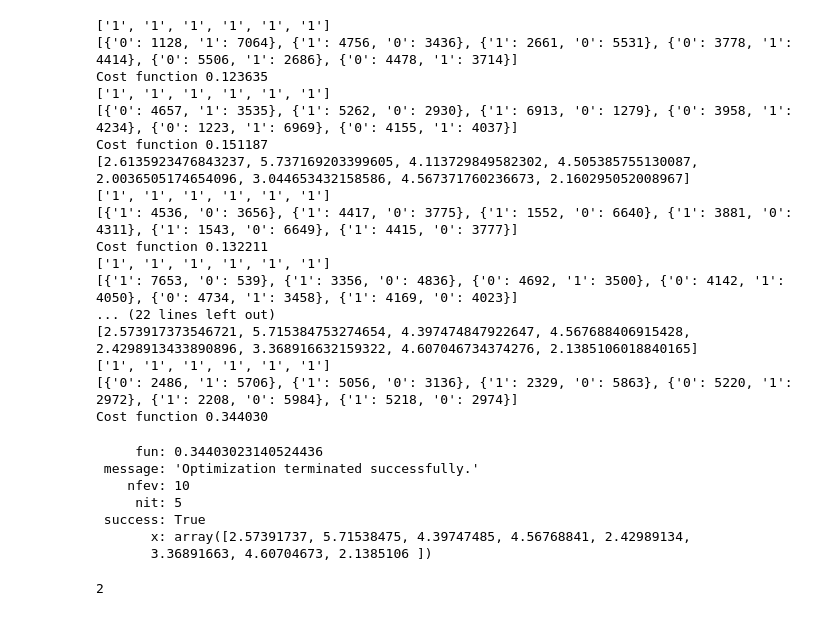
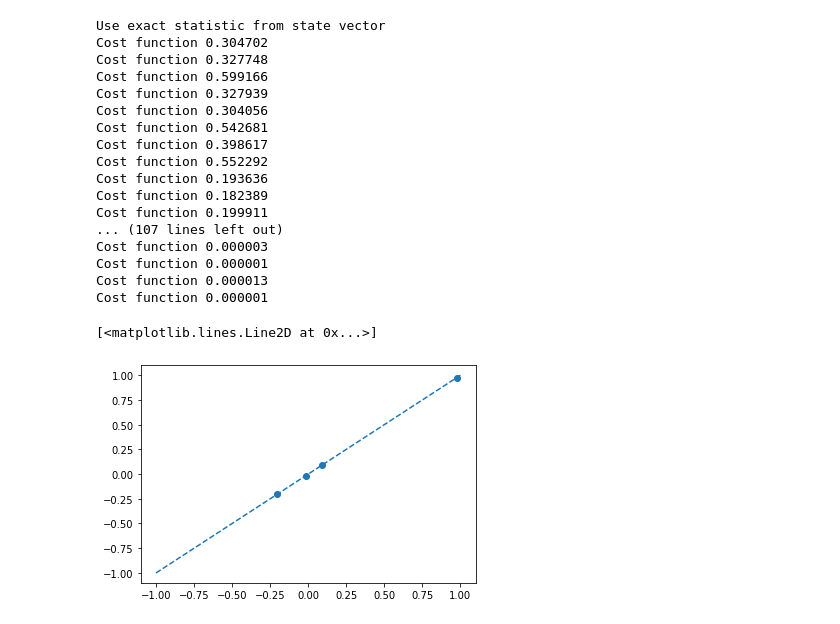
Before and after one commit to QuantumApplicationLab/starter_kit, a Jupyter notebook: ibmq/runtime/vqls/vqls_runtime.ipynb, the cells around one changed output. Saved outputs shown, nothing was run; the diff lists cells and outputs as text; code cells hidden in the pictures.

```diff
--- a/ibmq/runtime/vqls/vqls_runtime.ipynb
+++ b/ibmq/runtime/vqls/vqls_runtime.ipynb
@@ -7,7 +7,7 @@ from qiskit.circuit.library.n_local.real_amplitudes import RealAmplitudes
 from qiskit.algorithms.optimizers import COBYLA
 # %%
 msg = UserMessenger()
-backend = Aer.get_backend("qasm_simulator")
+backend = Aer.get_backend("aer_simulator_statevector")
 # %%
 A = np.random.rand(4,4)
 A = (A+A.T)
@@ -15,33 +15,42 @@ b = np.random.rand(4)
 ansatz = RealAmplitudes(2, entanglement='full', reps=3, insert_barriers=False)
 # %%
 # Execute the main routine for our simple two-qubit Hamiltonian H, and perform 5 iterations of the SPSA solver.
-main(backend, msg, A, b, ansatz, optimizer_config={"maxiter": 5})
+res = main(backend, Npne, A, b, ansatz,
+           optimizer="COBYLA", optimizer_config={"maxiter": 200},
+           shots=1, normalize_cost_function=True)
 # %% [output]
-['1', '1', '1', '1', '1', '1']
-[{'0': 1128, '1': 7064}, {'1': 4756, '0': 3436}, {'1': 2661, '0': 5531}, {'0': 3778, '1': 4414}, {'0': 5506, '1': 2686}, {'0': 4478, '1': 3714}]
-Cost function 0.123635
-['1', '1', '1', '1', '1', '1']
-[{'0': 4657, '1': 3535}, {'1': 5262, '0': 2930}, {'1': 6913, '0': 1279}, {'0': 3958, '1': 4234}, {'0': 1223, '1': 6969}, {'0': 4155, '1': 4037}]
-Cost function 0.151187
-[2.6135923476843237, 5.737169203399605, 4.113729849582302, 4.505385755130087, 2.0036505174654096, 3.044653432158586, 4.567371760236673, 2.160295052008967]
-['1', '1', '1', '1', '1', '1']
-[{'1': 4536, '0': 3656}, {'1': 4417, '0': 3775}, {'1': 1552, '0': 6640}, {'1': 3881, '0': 4311}, {'1': 1543, '0': 6649}, {'1': 4415, '0': 3777}]
-Cost function 0.132211
-['1', '1', '1', '1', '1', '1']
-[{'1': 7653, '0': 539}, {'1': 3356, '0': 4836}, {'0': 4692, '1': 3500}, {'0': 4142, '1': 4050}, {'0': 4734, '1': 3458}, {'1': 4169, '0': 4023}]
-... (22 lines left out)
-[2.573917373546721, 5.715384753274654, 4.397474847922647, 4.567688406915428, 2.4298913433890896, 3.368916632159322, 4.607046734374276, 2.1385106018840165]
-['1', '1', '1', '1', '1', '1']
-[{'0': 2486, '1': 5706}, {'1': 5056, '0': 3136}, {'1': 2329, '0': 5863}, {'0': 5220, '1': 2972}, {'1': 2208, '0': 5984}, {'1': 5218, '0': 2974}]
-Cost function 0.344030
+Use exact statistic from state vector
+Cost function 0.304702
+Cost function 0.327748
+Cost function 0.599166
+Cost function 0.327939
+Cost function 0.304056
+Cost function 0.542681
+Cost function 0.398617
+Cost function 0.552292
+Cost function 0.193636
+Cost function 0.182389
+Cost function 0.199911
+... (107 lines left out)
+Cost function 0.000003
+Cost function 0.000001
+Cost function 0.000013
+Cost function 0.000001
-     fun: 0.34403023140524436
- message: 'Optimization terminated successfully.'
-    nfev: 10
-     nit: 5
- success: True
-       x: array([2.57391737, 5.71538475, 4.39747485, 4.56768841, 2.42989134,
-       3.36891663, 4.60704673, 2.1385106 ])
-# %%
-ansatz.num_qubits
-# %% [output]
-2
+# %%
+from qiskit.quantum_info import Statevector
+import matplotlib.pyplot as plt
+from qiskit.algorithms.linear_solvers.numpy_linear_solver import NumPyLinearSolver
+classical_solution = NumPyLinearSolver().solve(A,b/np.linalg.norm(b))
+
+opt_parameters = dict(zip(ansatz.parameters, res.x))
+solution = ansatz.assign_parameters(opt_parameters)
+
+ref_solution = classical_solution.state / np.linalg.norm(classical_solution.state)
+vqls_solution = np.real(Statevector(solution).data )
+
+
+plt.scatter(ref_solution, vqls_solution)
+plt.plot([-1,1],[-1,1],'--')
+# %% [output]
+[<matplotlib.lines.Line2D at 0x...>]
+[figure, added]
```
Also changed, not shown: 3 other files.
